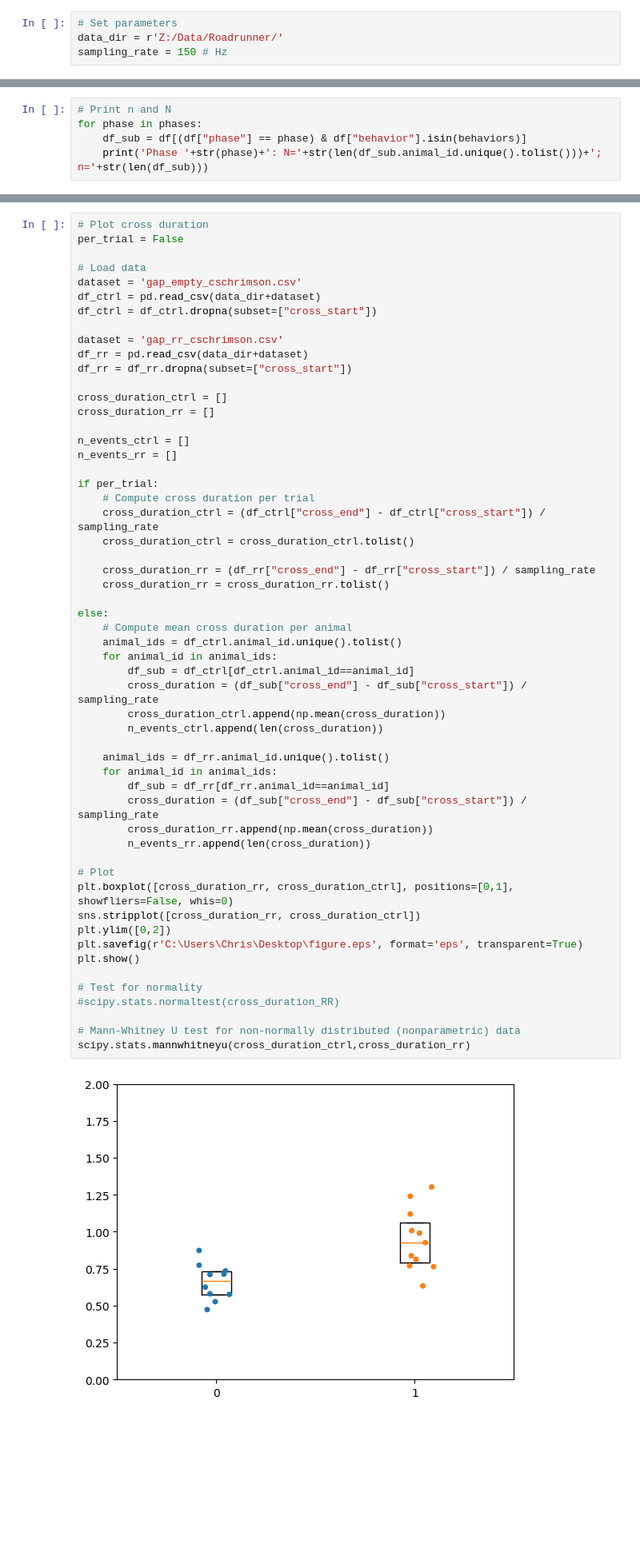
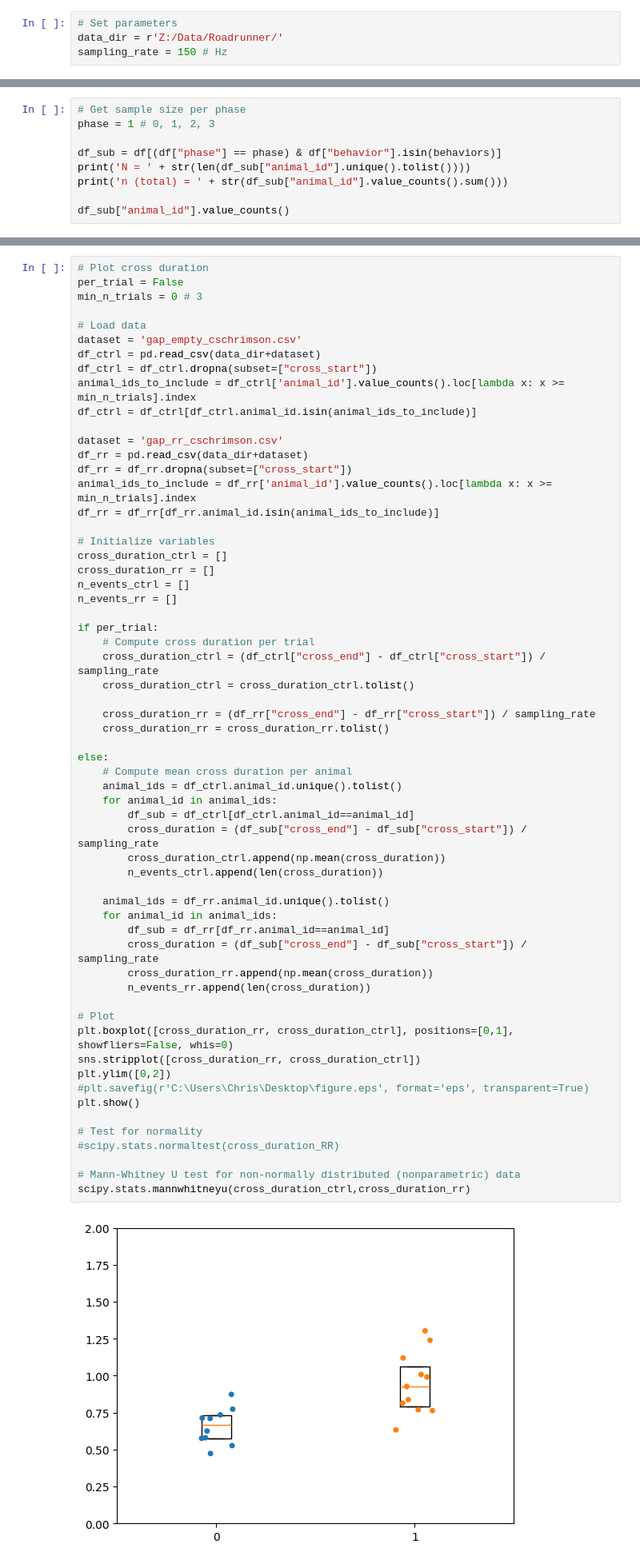
Before and after one commit to chrisjdallmann/roadrunner, a Jupyter notebook: code/gap-crossing_analysis.ipynb, the cells around one changed output, grey strips where cells are left out. Shown at 80% size. Drawn from its saved outputs; the diff is of its cells as text; blank space fills up the shorter version.

```diff
--- a/code/gap-crossing_analysis.ipynb
+++ b/code/gap-crossing_analysis.ipynb
@@ -57,8 +57,12 @@ plt.show()
 # %% [output]
 [figure]
 # %%
-# Print n and N
-for phase in phases:
-    df_sub = df[(df["phase"] == phase) & df["behavior"].isin(behaviors)]
-    print('Phase '+str(phase)+': N='+str(len(df_sub.animal_id.unique().tolist()))+'; n='+str(len(df_sub)))
+# Get sample size per phase
+phase = 1 # 0, 1, 2, 3
+
+df_sub = df[(df["phase"] == phase) & df["behavior"].isin(behaviors)]
+print('N = ' + str(len(df_sub["animal_id"].unique().tolist())))
+print('n (total) = ' + str(df_sub["animal_id"].value_counts().sum()))
+
+df_sub["animal_id"].value_counts()
 # %% [output]
@@ -69,19 +85,24 @@ Phase 3: N=11; n=35
 # %%
 # Plot cross duration
 per_trial = False
+min_n_trials = 0 # 3
 
 # Load data
 dataset = 'gap_empty_cschrimson.csv'
 df_ctrl = pd.read_csv(data_dir+dataset)
 df_ctrl = df_ctrl.dropna(subset=["cross_start"])
+animal_ids_to_include = df_ctrl['animal_id'].value_counts().loc[lambda x: x >= min_n_trials].index
+df_ctrl = df_ctrl[df_ctrl.animal_id.isin(animal_ids_to_include)]
 
 dataset = 'gap_rr_cschrimson.csv'
 df_rr = pd.read_csv(data_dir+dataset)
 df_rr = df_rr.dropna(subset=["cross_start"])
+animal_ids_to_include = df_rr['animal_id'].value_counts().loc[lambda x: x >= min_n_trials].index
+df_rr = df_rr[df_rr.animal_id.isin(animal_ids_to_include)]
 
+# Initialize variables
 cross_duration_ctrl = []
 cross_duration_rr = []
-
 n_events_ctrl = []
 n_events_rr = []
 
@@ -94,33 +115,33 @@ if per_trial:
     cross_duration_rr = cross_duration_rr.tolist()
 
 else:
     # Compute mean cross duration per animal
     animal_ids = df_ctrl.animal_id.unique().tolist()
     for animal_id in animal_ids:
         df_sub = df_ctrl[df_ctrl.animal_id==animal_id]
         cross_duration = (df_sub["cross_end"] - df_sub["cross_start"]) / sampling_rate
         cross_duration_ctrl.append(np.mean(cross_duration))
         n_events_ctrl.append(len(cross_duration))
 
     animal_ids = df_rr.animal_id.unique().tolist()
     for animal_id in animal_ids:
         df_sub = df_rr[df_rr.animal_id==animal_id]
         cross_duration = (df_sub["cross_end"] - df_sub["cross_start"]) / sampling_rate
         cross_duration_rr.append(np.mean(cross_duration))
         n_events_rr.append(len(cross_duration))
 
 # Plot
 plt.boxplot([cross_duration_rr, cross_duration_ctrl], positions=[0,1], showfliers=False, whis=0)
 sns.stripplot([cross_duration_rr, cross_duration_ctrl])
 plt.ylim([0,2])
-plt.savefig(r'C:\Users\Chris\Desktop\figure.eps', format='eps', transparent=True)
+#plt.savefig(r'C:\Users\Chris\Desktop\figure.eps', format='eps', transparent=True)
 plt.show()
 
 # Test for normality
 #scipy.stats.normaltest(cross_duration_RR)
 
 # Mann-Whitney U test for non-normally distributed (nonparametric) data
 scipy.stats.mannwhitneyu(cross_duration_ctrl,cross_duration_rr)
 # %% [output]
-[figure, old version]
+[figure, new version]
 MannwhitneyuResult(statistic=np.float64(99.0), pvalue=np.float64(0.0021899994345199467))
```
Also changed, not shown: parts of 10 cells of this notebook.
